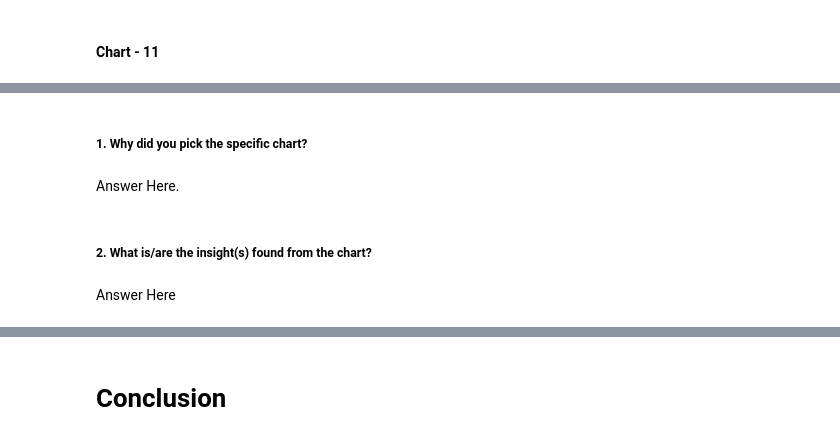
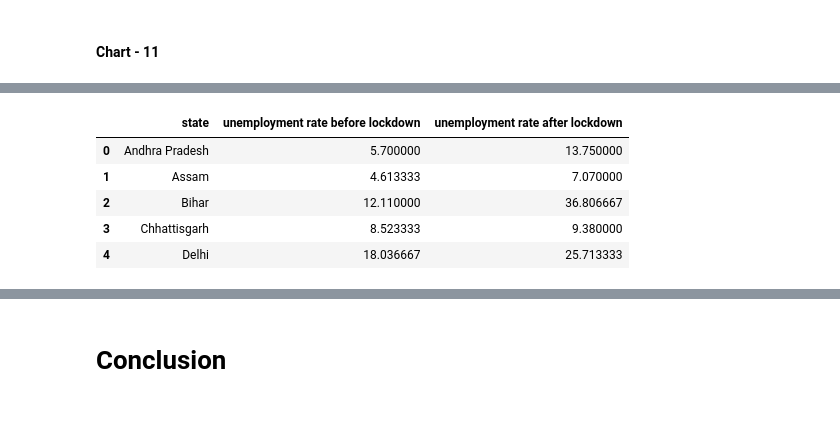
Before and after one commit to rajathAgalkote/OIBSIP_Unemployment_India_EDA, a Jupyter notebook: Umemployment_Analysis_EDA.ipynb, the cells around one changed output, grey strips where cells are left out. Cells and saved outputs as stored; diff of their text form; code cells hidden in the pictures; blank space fills up the shorter version.

```diff
--- a/Umemployment_Analysis_EDA.ipynb
+++ b/Umemployment_Analysis_EDA.ipynb
@@ -534,8 +497,20 @@ Answer Here
-# %% [markdown]
-##### 1. Why did you pick the specific chart?
-# %% [markdown]
-Answer Here.
-# %% [markdown]
-##### 2. What is/are the insight(s) found from the chart?
-# %% [markdown]
-Answer Here
+# %%
+# data p
+
+before_lockdown = df[(df['month_int'] >= 1) & (df['month_int'] <4)]
+after_lockdown = df[(df['month_int'] >= 4) & (df['month_int'] <=6)]
+# %%
+af_lockdown = after_lockdown.groupby('state')['estimated unemployment rate'].mean().reset_index()
+
+lockdown = before_lockdown.groupby('state')['estimated unemployment rate'].mean().reset_index()
+lockdown['unemployment rate after lockdown'] = af_lockdown['estimated unemployment rate']
+
+lockdown.columns = ['state','unemployment rate before lockdown','unemployment rate after lockdown']
+lockdown.head()
+# %% [output]
+|  | state | unemployment rate before lockdown | unemployment rate after lockdown |
+| 0 | Andhra Pradesh | 5.700000 | 13.750000 |
+| 1 | Assam | 4.613333 | 7.070000 |
+| 2 | Bihar | 12.110000 | 36.806667 |
+| 3 | Chhattisgarh | 8.523333 | 9.380000 |
+| 4 | Delhi | 18.036667 | 25.713333 |
```
Also changed, not shown: parts of 59 cells of this notebook.
